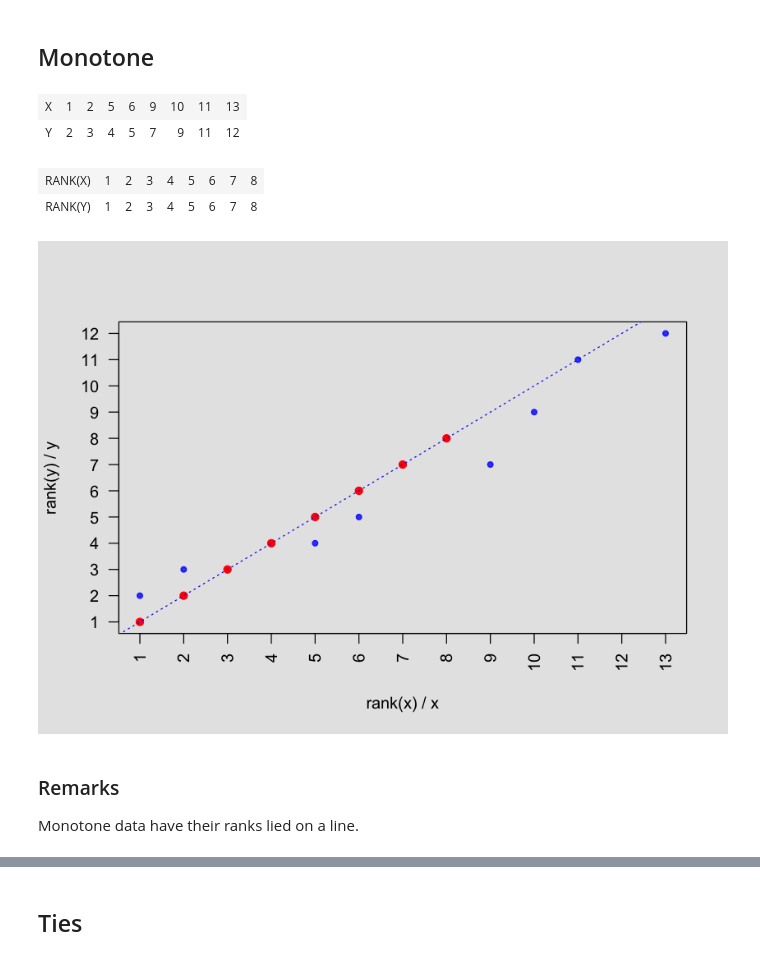
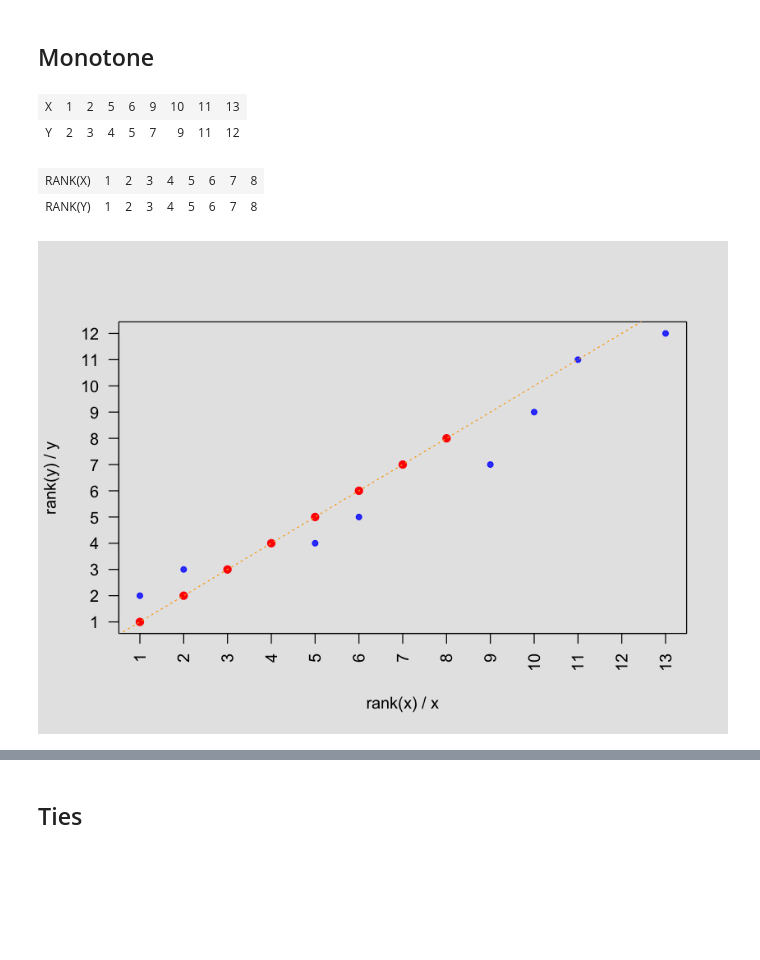
Before and after one commit to trankhanhtk/Statistics-with-R, a Jupyter notebook: Monotone_vs_Non-Monotone_Associations.ipynb, the cells around one changed output, grey strips where cells are left out. Cells and saved outputs as stored; diff of their text form; code cells hidden in the pictures; blank space fills up the shorter version.

Commit message:
Monotone vs non-monotone

```diff
--- a/Monotone_vs_Non-Monotone_Associations.ipynb
+++ b/Monotone_vs_Non-Monotone_Associations.ipynb
@@ -3,29 +3,26 @@
 # %%
 if (! exists('options_org')) options_org = options()
 
 x=c(1, 2, 5, 6, 9, 10, 11, 13)
 y=c(2, 3, 4, 5, 7, 9, 11, 12)
 len = length(x)
 
 matrix(c('X', x, 'Y', y), nrow=2, byrow=T)
 
 matrix(c('RANK(X)', rank(x), 'RANK(Y)', rank(y)), nrow=2, byrow=T)
 
 
 options(repr.plot.width=7, repr.plot.height=5)
 par(mfrow=c(1,1), bg='gray90')
 plot(rank(x), rank(y), xlab='rank(x) / x', ylab='rank(y) / y', pch=19, xlim=c(1, 13), ylim=c(1, 12), xaxt='n', yaxt='n', col='red')
 axis(1, at=seq(1, 13, by=1), las=2)
 axis(2, at=seq(1, 12, by=1),las=1)
 
 points(x, y, pch=19, col=rgb(0, 0, 1, .8), cex=.75)
-abline(lsfit(rank(x), rank(y), intercept=T), col='blue', lty='dotted')
+abline(lsfit(rank(x), rank(y), intercept=T), col='orange', lty='dotted')
 # %% [output]
 | X | 1 | 2 | 5 | 6 | 9 | 10 | 11 | 13 |
 | Y | 2 | 3 | 4 | 5 | 7 | 9 | 11 | 12 |
 | RANK(X) | 1 | 2 | 3 | 4 | 5 | 6 | 7 | 8 |
 | RANK(Y) | 1 | 2 | 3 | 4 | 5 | 6 | 7 | 8 |
-[figure, old version]
+[figure, new version]
-# %% [markdown]
-### Remarks
-Monotone data have their ranks lied on a line.
```
Also changed, not shown: parts of 5 cells of this notebook.
